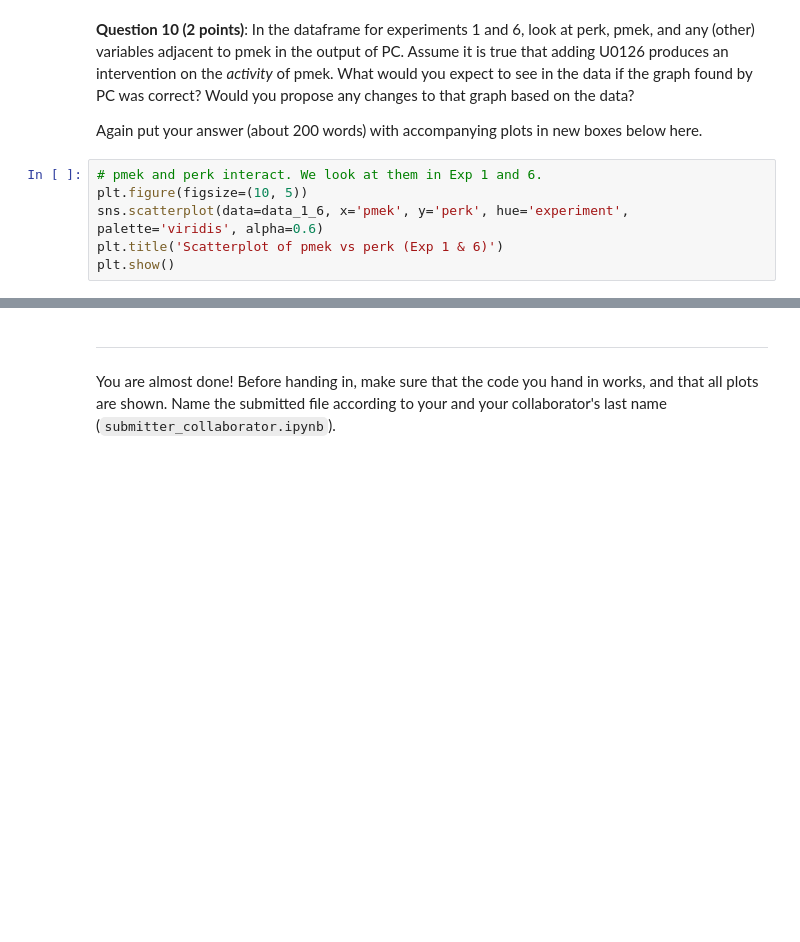
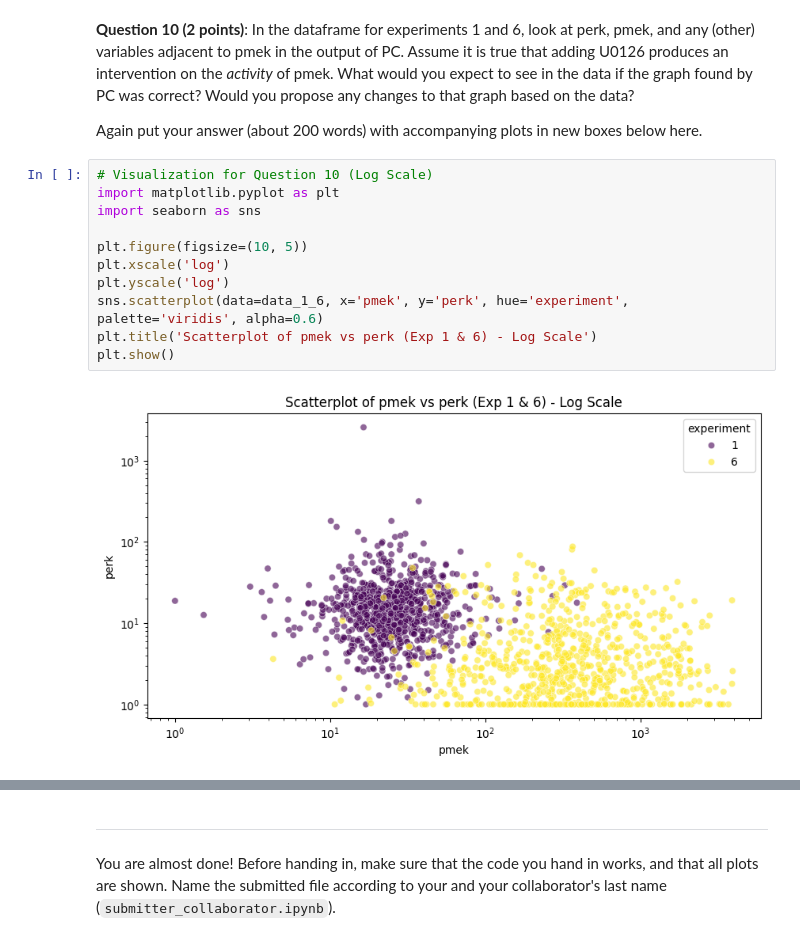
Before and after one commit to atmosinf/uu_p2_aml_lab4, a Jupyter notebook: AML_assignment4.ipynb, the cells around one changed output, grey strips where cells are left out. Cells and saved outputs as stored; diff of their text form; blank space fills up the shorter version.

```diff
--- a/AML_assignment4.ipynb
+++ b/AML_assignment4.ipynb
@@ -583,8 +583,15 @@ At the same time, we see that the PIP3 values also go down, but the overall posi
 
 Again put your answer (about 200 words) with accompanying plots in new boxes below here.
 # %%
-# pmek and perk interact. We look at them in Exp 1 and 6.
+# Visualization for Question 10 (Log Scale)
+import matplotlib.pyplot as plt
+import seaborn as sns
+
 plt.figure(figsize=(10, 5))
+plt.xscale('log')
+plt.yscale('log')
 sns.scatterplot(data=data_1_6, x='pmek', y='perk', hue='experiment', palette='viridis', alpha=0.6)
-plt.title('Scatterplot of pmek vs perk (Exp 1 & 6)')
+plt.title('Scatterplot of pmek vs perk (Exp 1 & 6) - Log Scale')
 plt.show()
+# %% [output]
+[figure, added]
```
Also changed, not shown: parts of 2 cells of this notebook.
